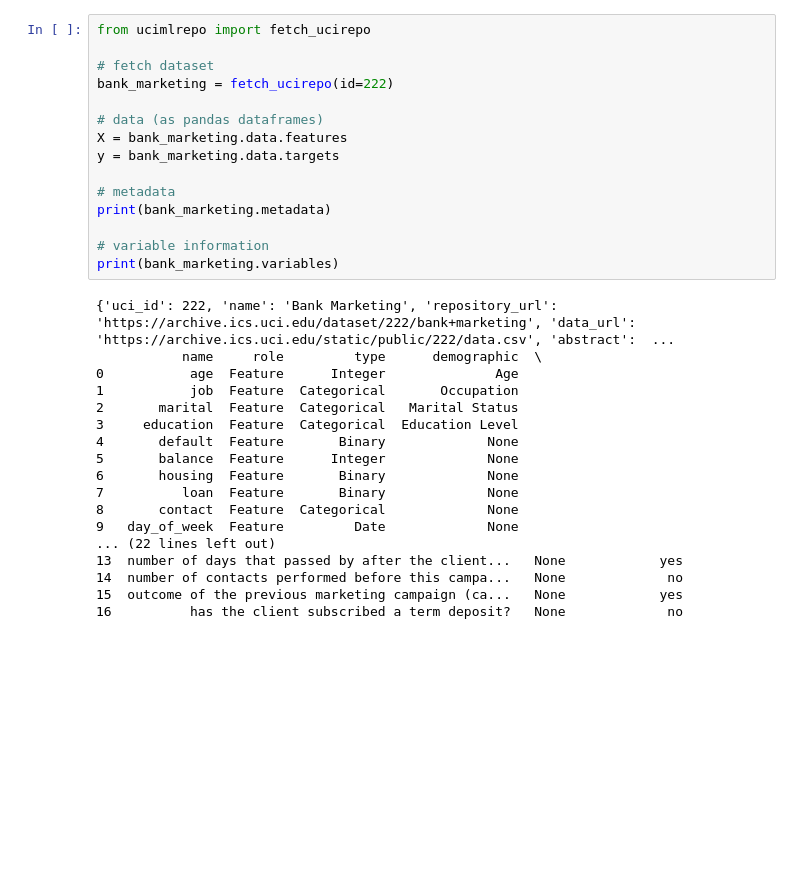
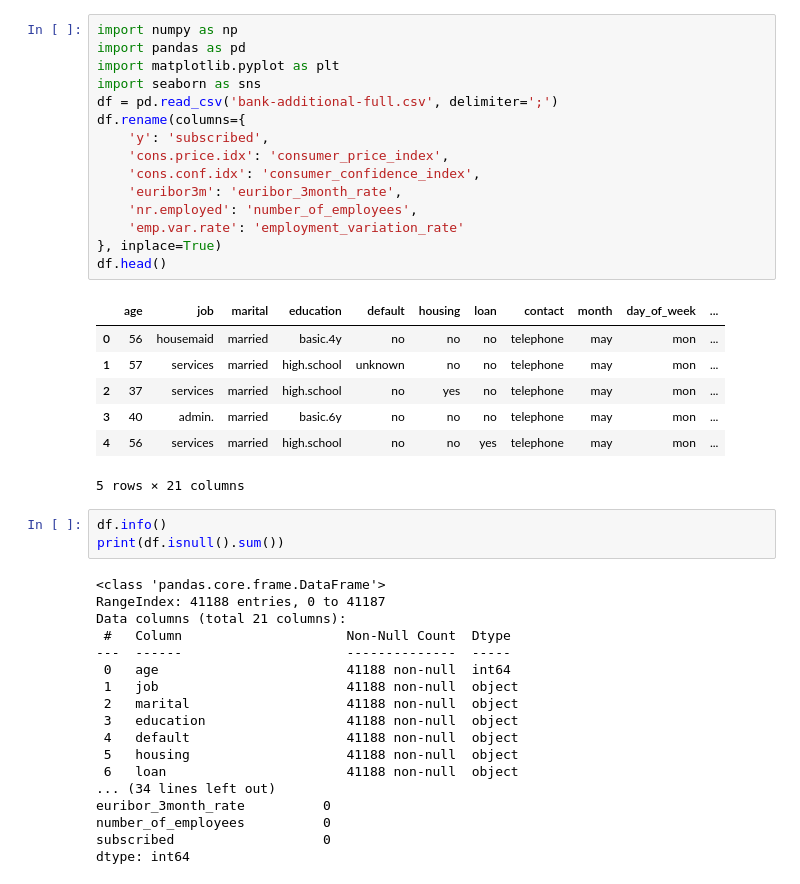
Before and after one commit to joedemcher/bank-marketing, a Jupyter notebook: Bank Marketing Analysis.ipynb, the cells around one changed output. Saved outputs shown, nothing was run; the diff lists cells and outputs as text; blank space fills up the shorter version.

```diff
--- a/Bank Marketing Analysis.ipynb
+++ b/Bank Marketing Analysis.ipynb
@@ -1,33 +1,44 @@
 # %%
-from ucimlrepo import fetch_ucirepo
-
-# fetch dataset
-bank_marketing = fetch_ucirepo(id=222)
-
-# data (as pandas dataframes)
-X = bank_marketing.data.features
-y = bank_marketing.data.targets
-
-# metadata
-print(bank_marketing.metadata)
-
-# variable information
-print(bank_marketing.variables)
+import numpy as np
+import pandas as pd
+import matplotlib.pyplot as plt
+import seaborn as sns
+df = pd.read_csv('bank-additional-full.csv', delimiter=';')
+df.rename(columns={
+    'y': 'subscribed',
+    'cons.price.idx': 'consumer_price_index',
+    'cons.conf.idx': 'consumer_confidence_index',
+    'euribor3m': 'euribor_3month_rate',
+    'nr.employed': 'number_of_employees',
+    'emp.var.rate': 'employment_variation_rate'
+}, inplace=True)
+df.head()
 # %% [output]
+|  | age | job | marital | education | default | housing | loan | contact | month | day_of_week | ... |
+| 0 | 56 | housemaid | married | basic.4y | no | no | no | telephone | may | mon | ... |
+| 1 | 57 | services | married | high.school | unknown | no | no | telephone | may | mon | ... |
+| 2 | 37 | services | married | high.school | no | yes | no | telephone | may | mon | ... |
+| 3 | 40 | admin. | married | basic.6y | no | no | no | telephone | may | mon | ... |
+| 4 | 56 | services | married | high.school | no | no | yes | telephone | may | mon | ... |
-{'uci_id': 222, 'name': 'Bank Marketing', 'repository_url': 'https://archive.ics.uci.edu/dataset/222/bank+marketing', 'data_url': 'https://archive.ics.uci.edu/static/public/222/data.csv', 'abstract':  ...
-           name     role         type      demographic  \
-0           age  Feature      Integer              Age
-1           job  Feature  Categorical       Occupation
-2       marital  Feature  Categorical   Marital Status
-3     education  Feature  Categorical  Education Level
-4       default  Feature       Binary             None
-5       balance  Feature      Integer             None
-6       housing  Feature       Binary             None
-7          loan  Feature       Binary             None
-8       contact  Feature  Categorical             None
-9   day_of_week  Feature         Date             None
-... (22 lines left out)
-13  number of days that passed by after the client...   None            yes
-14  number of contacts performed before this campa...   None             no
-15  outcome of the previous marketing campaign (ca...   None            yes
-16          has the client subscribed a term deposit?   None             no
+5 rows × 21 columns
+# %%
+df.info()
+print(df.isnull().sum())
+# %% [output]
+<class 'pandas.core.frame.DataFrame'>
+RangeIndex: 41188 entries, 0 to 41187
+Data columns (total 21 columns):
+ #   Column                     Non-Null Count  Dtype
+---  ------                     --------------  -----
+ 0   age                        41188 non-null  int64
+ 1   job                        41188 non-null  object
+ 2   marital                    41188 non-null  object
+ 3   education                  41188 non-null  object
+ 4   default                    41188 non-null  object
+ 5   housing                    41188 non-null  object
+ 6   loan                       41188 non-null  object
+... (34 lines left out)
+euribor_3month_rate          0
+number_of_employees          0
+subscribed                   0
+dtype: int64
```
Also changed, not shown: parts of 5 cells of this notebook, 1 other file.
